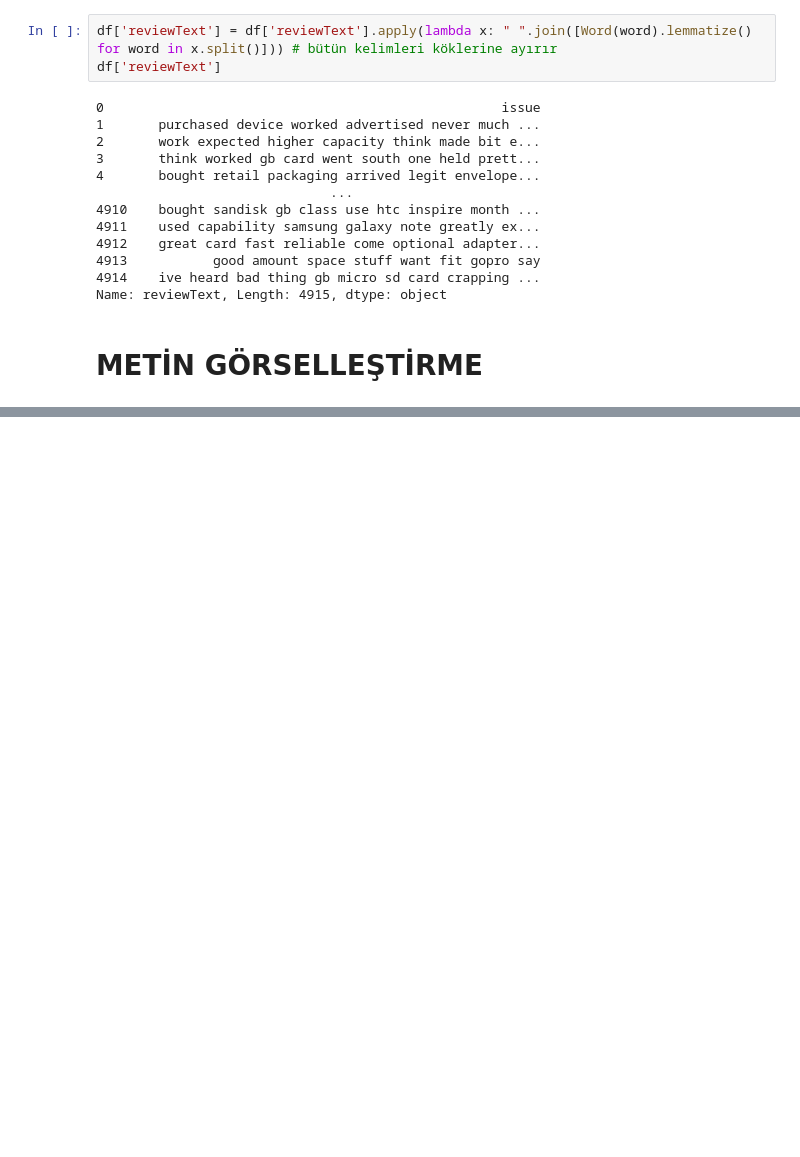
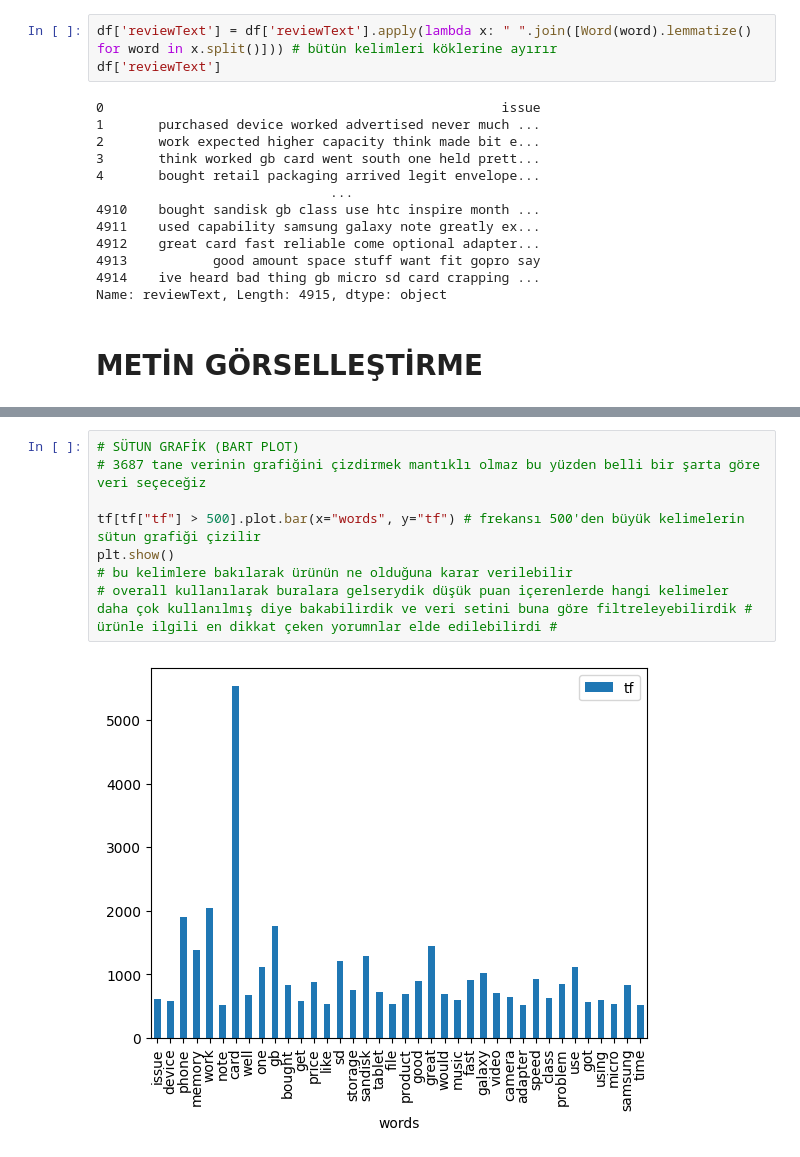
Before and after one commit to havvabzkrtt/NLP, a Jupyter notebook: nlp.ipynb, the cells around one changed output, grey strips where cells are left out. Saved outputs shown, nothing was run; the diff lists cells and outputs as text; blank space fills up the shorter version.

```diff
--- a/nlp.ipynb
+++ b/nlp.ipynb
@@ -274,0 +319,10 @@ Name: reviewText, Length: 4915, dtype: object
+# %%
+# SÜTUN GRAFİK (BART PLOT)
+# 3687 tane verinin grafiğini çizdirmek mantıklı olmaz bu yüzden belli bir şarta göre veri seçeceğiz
+
+tf[tf["tf"] > 500].plot.bar(x="words", y="tf") # frekansı 500'den büyük kelimelerin sütun grafiği çizilir
+plt.show()
+# bu kelimlere bakılarak ürünün ne olduğuna karar verilebilir
+# overall kullanılarak buralara gelserydik düşük puan içerenlerde hangi kelimeler daha çok kullanılmış diye bakabilirdik ve veri setini buna göre filtreleyebilirdik # ürünle ilgili en dikkat çeken yorumnlar elde edilebilirdi #
+# %% [output]
+[figure, added]
```
Also changed, not shown: parts of 10 cells of this notebook, 2 other files.
